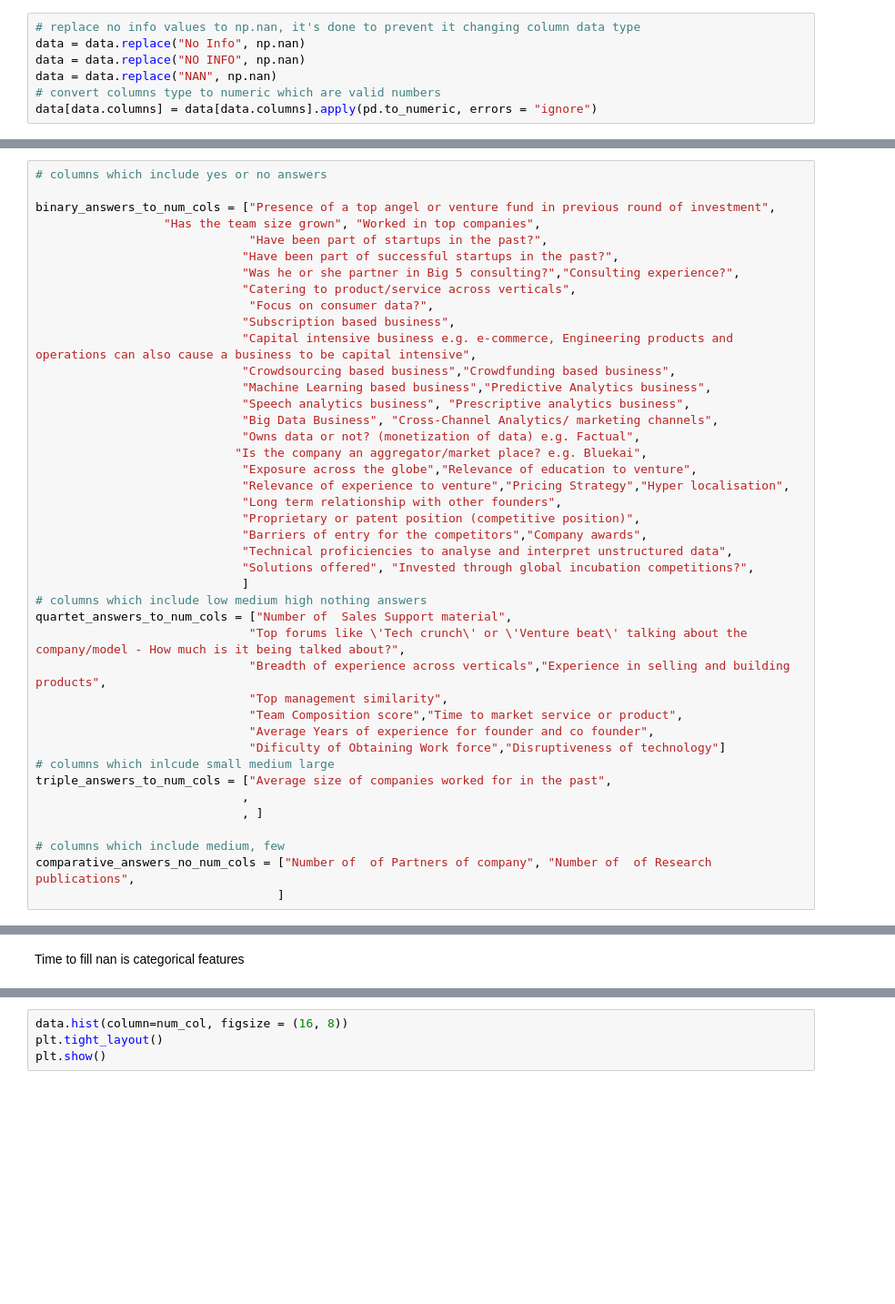
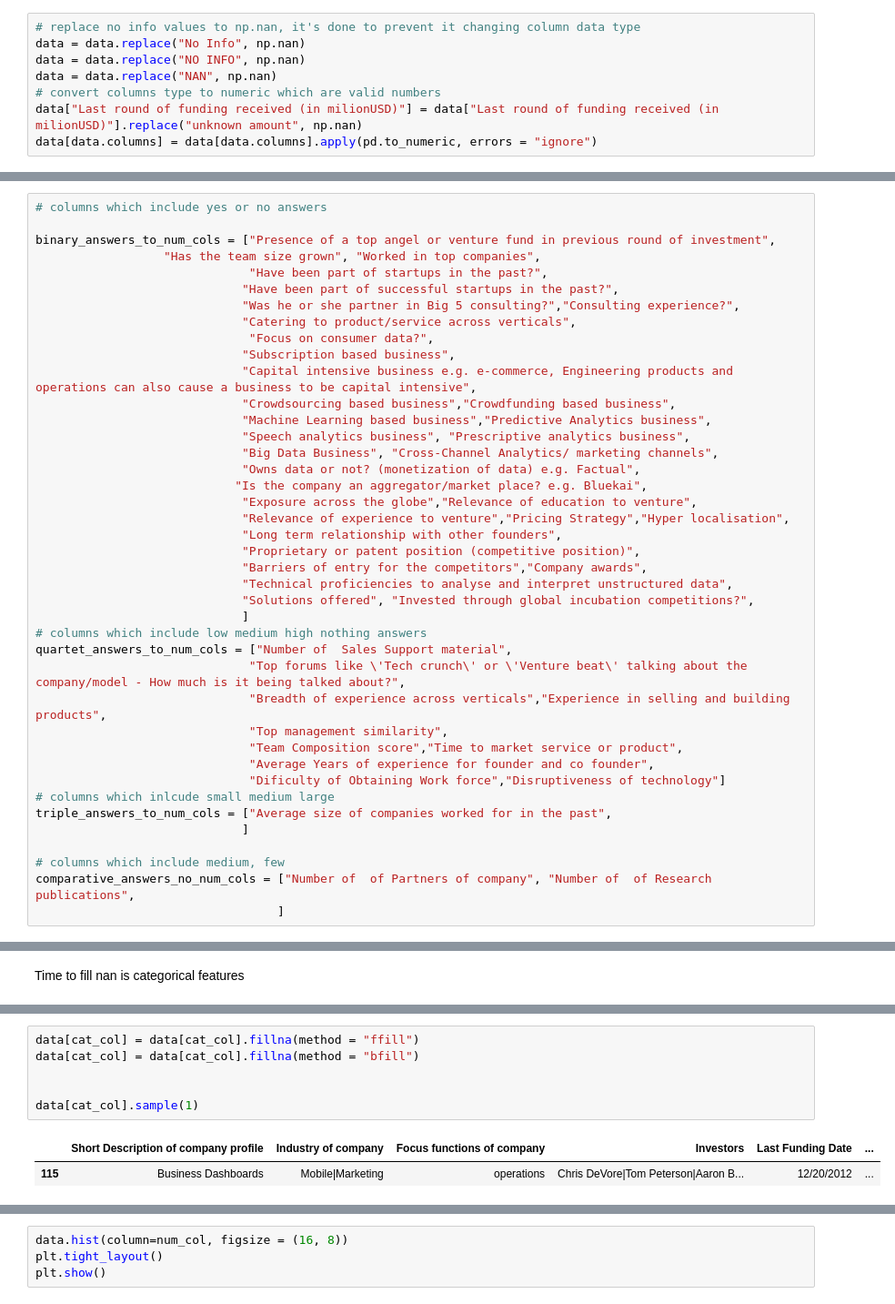
Before and after one commit to mherkhachatryan/metric-internship, a Jupyter notebook: Metric.ipynb, the cells around one changed output, grey strips where cells are left out. Shown at 91% size. Drawn from its saved outputs; the diff is of its cells as text; blank space fills up the shorter version.

```diff
--- a/Metric.ipynb
+++ b/Metric.ipynb
@@ -37,6 +37,7 @@ data = data.replace("No Info", np.nan)
 data = data.replace("NO INFO", np.nan)
 data = data.replace("NAN", np.nan)
 # convert columns type to numeric which are valid numbers
+data["Last round of funding received (in milionUSD)"] = data["Last round of funding received (in milionUSD)"].replace("unknown amount", np.nan)
 data[data.columns] = data[data.columns].apply(pd.to_numeric, errors = "ignore")
 # %%
 
@@ -123,8 +124,7 @@ quartet_answers_to_num_cols = ["Number of  Sales Support material",
                               "Dificulty of Obtaining Work force","Disruptiveness of technology"]
 # columns which inlcude small medium large
 triple_answers_to_num_cols = ["Average size of companies worked for in the past",
-                             ,
-                             , ]
+                             ]
 
 # columns which include medium, few
 comparative_answers_no_num_cols = ["Number of  of Partners of company", "Number of  of Research publications",
@@ -283,0 +257,9 @@ Name: Dificulty of Obtaining Work force, dtype: int64
+# %%
+data[cat_col] = data[cat_col].fillna(method = "ffill")
+data[cat_col] = data[cat_col].fillna(method = "bfill")
+
+
+data[cat_col].sample(1)
+# %% [output]
+|  | Short Description of company profile | Industry of company | Focus functions of company | Investors | Last Funding Date | ... |
+| 115 | Business Dashboards | Mobile|Marketing | operations | Chris DeVore|Tom Peterson|Aaron B... | 12/20/2012 | ... |
```
Also changed, not shown: parts of 18 cells of this notebook, 1 other file.
